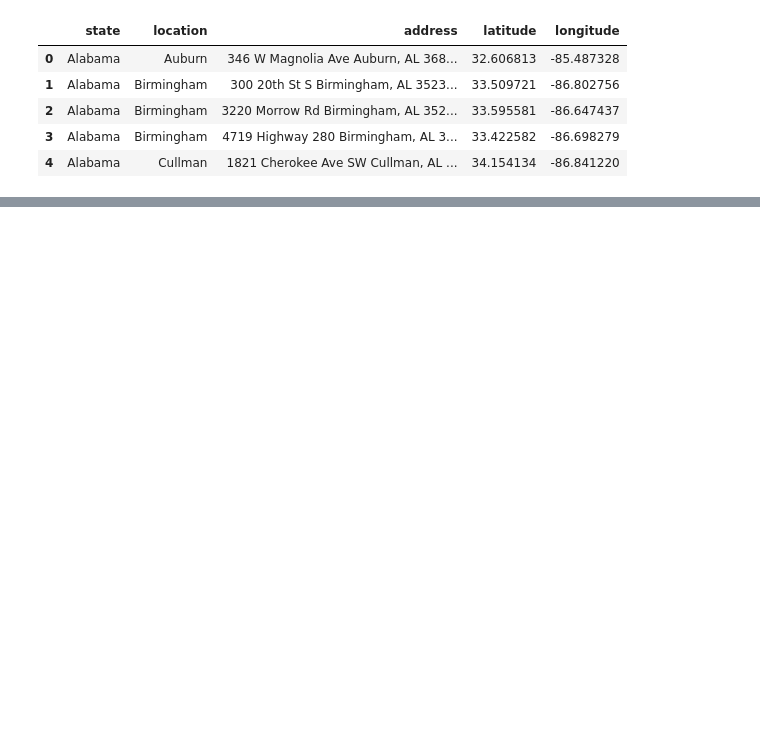
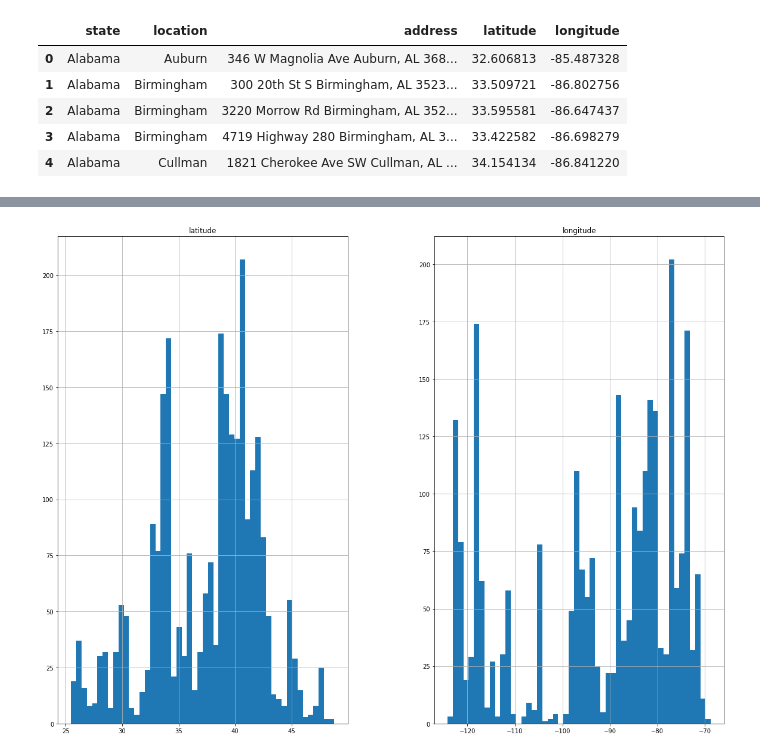
Before and after one commit to NaumanMunir9/cdk-patterns-the-predictive-lambda, a Jupyter notebook: model/training/chipotle.ipynb, the cells around one changed output, grey strips where cells are left out. Saved outputs shown, nothing was run; the diff lists cells and outputs as text; code cells hidden in the pictures; blank space fills up the shorter version.

```diff
--- a/model/training/chipotle.ipynb
+++ b/model/training/chipotle.ipynb
@@ -18,0 +82,5 @@ stores.head()
+# %%
+stipped_stores.hist(figsize=(20, 15), bins=50)
+plt.show()
+# %% [output]
+[figure, added]
```
Also changed, not shown: parts of 10 cells of this notebook.
